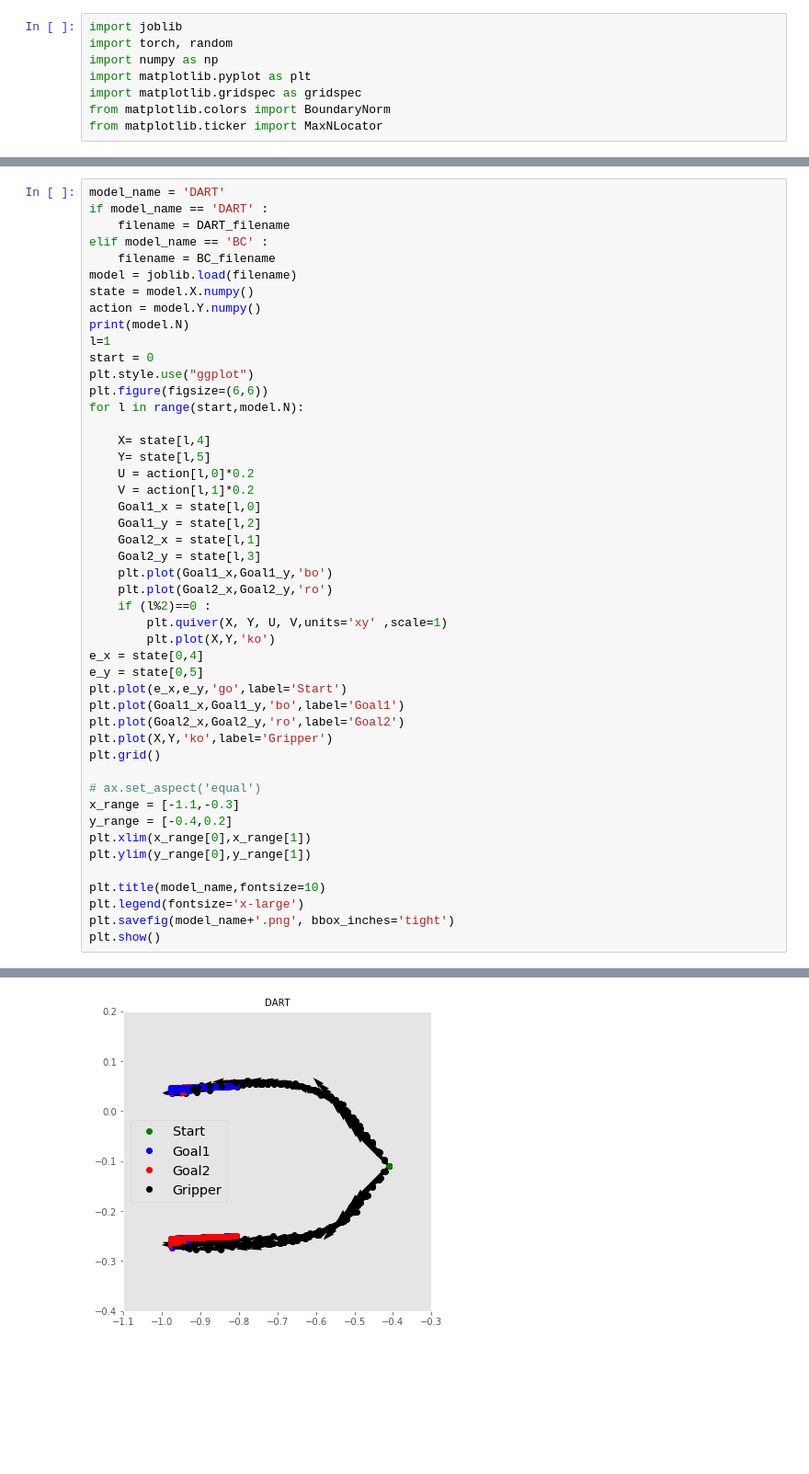
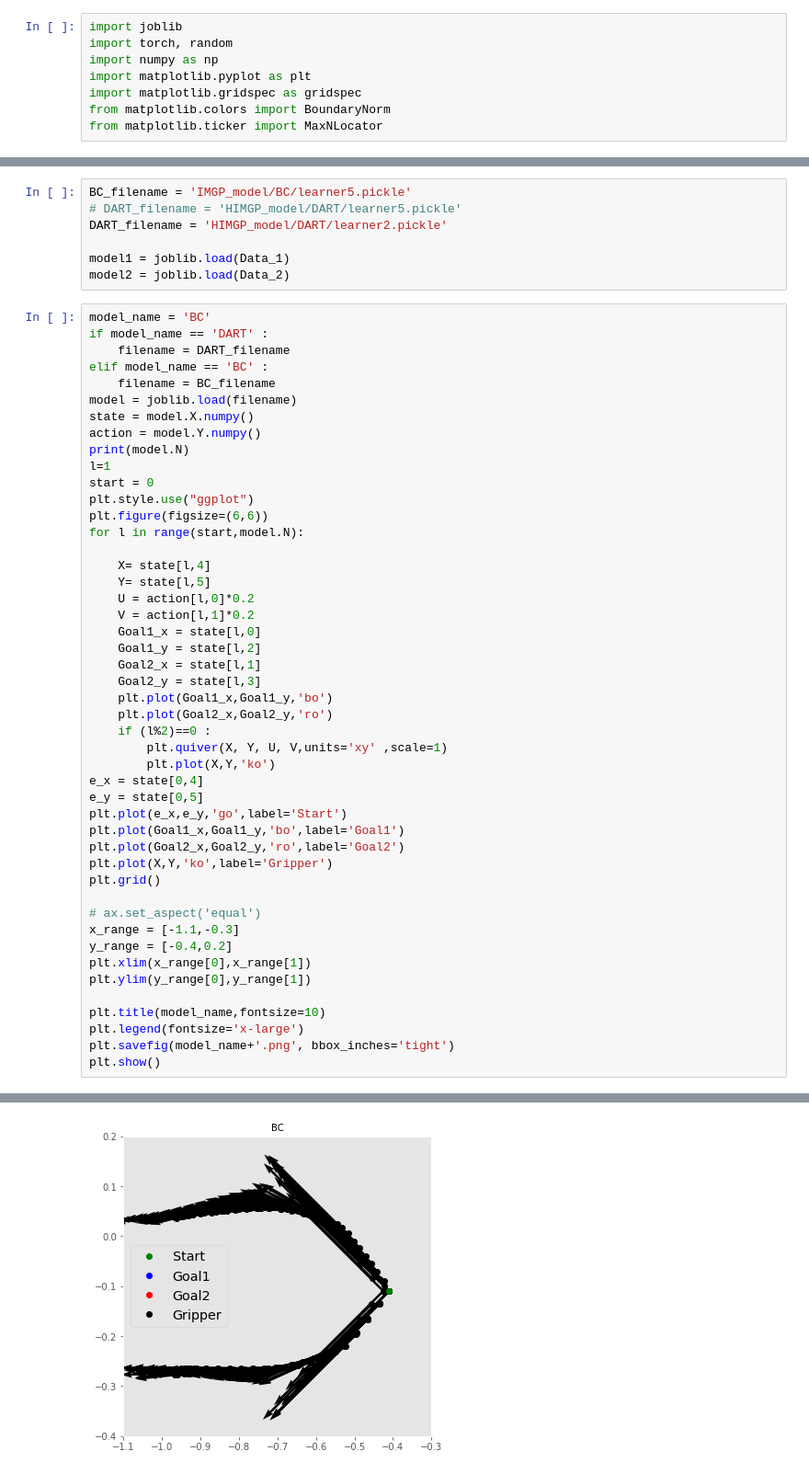
Before and after one commit to leader1313/GMLRM_DART, a Jupyter notebook: check_model.ipynb, the cells around one changed output, grey strips where cells are left out. Shown at 92% size. Cells and saved outputs as stored; diff of their text form; blank space fills up the shorter version.

```diff
--- a/check_model.ipynb
+++ b/check_model.ipynb
@@ -20,5 +9,12 @@ DART_filename = 'IMGP_model/DART/learner6.pickle'
+# %%
+BC_filename = 'IMGP_model/BC/learner5.pickle'
+# DART_filename = 'HIMGP_model/DART/learner5.pickle'
+DART_filename = 'HIMGP_model/DART/learner2.pickle'
+
+model1 = joblib.load(Data_1)
+model2 = joblib.load(Data_2)
 # %%
-model_name = 'DART'
+model_name = 'BC'
 if model_name == 'DART' :
     filename = DART_filename
 elif model_name == 'BC' :
@@ -69 +65 @@ plt.show()
-[figure, old version]
+[figure, new version]
```
Also changed, not shown: parts of 19 cells of this notebook, 37 other files.
